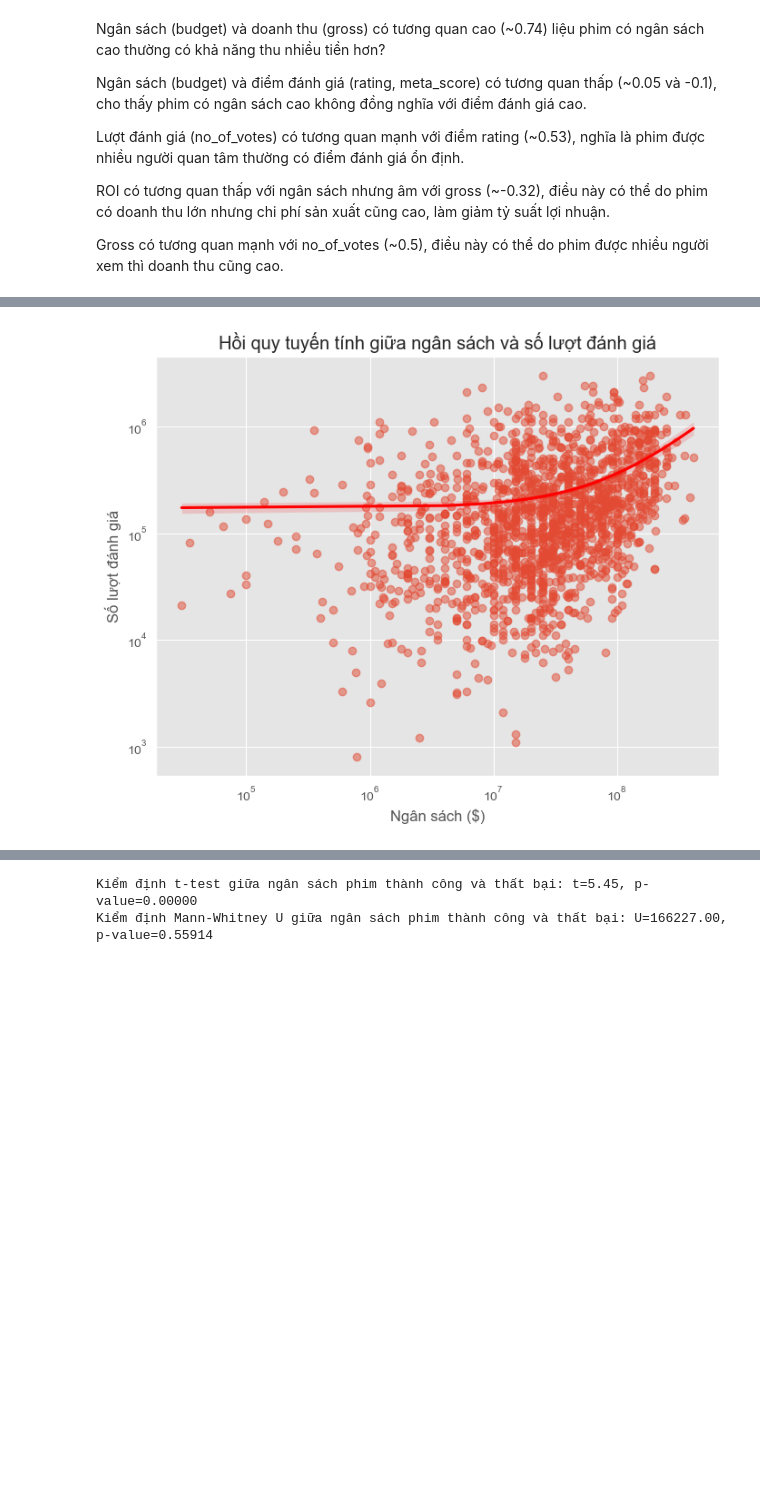
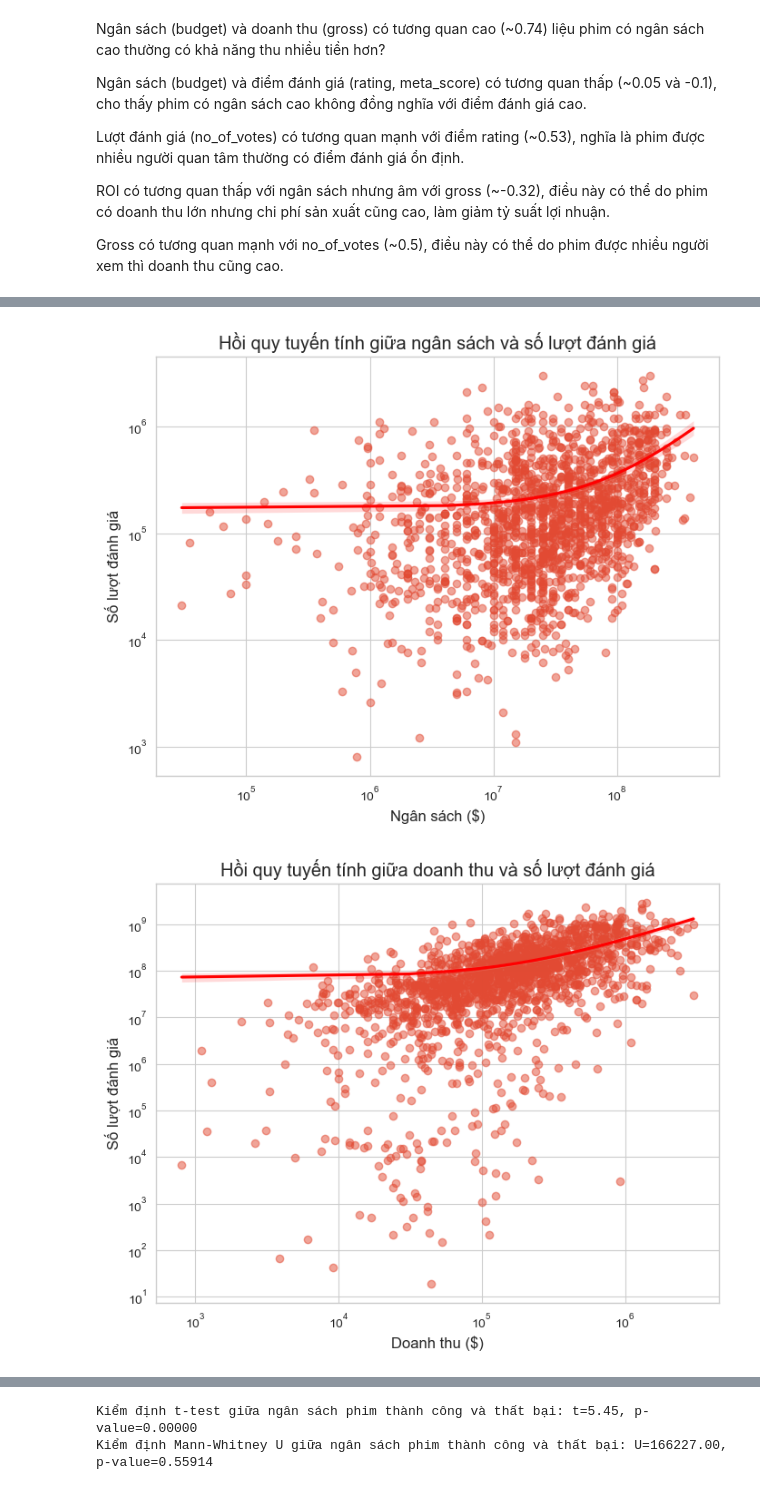
Before and after one commit to phuocnguyen2412/movie-analyst, a Jupyter notebook: budget_revenue_analyst.ipynb, the cells around one changed output, grey strips where cells are left out. Cells and saved outputs as stored; diff of their text form; code cells hidden in the pictures; blank space fills up the shorter version.

```diff
--- a/budget_revenue_analyst.ipynb
+++ b/budget_revenue_analyst.ipynb
@@ -107,21 +107,37 @@ Gross có tương quan mạnh với no_of_votes (~0.5), điều này có thể d
 # %%
 
 def plot_scatter(df, x, y , title,x_label , y_label):
+    from sklearn.preprocessing import StandardScaler
+
+    # scaler = StandardScaler()
+    # df[[x, y]] = scaler.fit_transform(df[[x, y]])
     plt.figure(figsize=(8,6))
     sns.regplot(x=df[x], y=movie_df[y], scatter_kws={'alpha':0.5}, line_kws={'color':'red'})
+
     plt.xscale("log")
     plt.yscale("log")
     plt.xlabel(x_label)
     plt.ylabel(y_label)
     plt.title(title)
     plt.show()
 
 plot_scatter(movie_df, "budget", "gross", "Hồi quy tuyến tính giữa ngân sách và doanh thu", "Ngân sách ($)", "Doanh thu ($)")
 plot_scatter(movie_df, "budget", "rating", "Hồi quy tuyến tính giữa ngân sách và Rating", "Ngân sách ($)", "rating")
 plot_scatter(movie_df, "budget", "meta_score", "Hồi quy tuyến tính giữa ngân sách và Meta Score", "Ngân sách ($)", "Meta Score")
 plot_scatter(movie_df, "budget", "no_of_votes", "Hồi quy tuyến tính giữa ngân sách và số lượt đánh giá", "Ngân sách ($)", "Số lượt đánh giá")
+
+plot_scatter(movie_df, "no_of_votes", "gross", "Hồi quy tuyến tính giữa doanh thu và số lượt đánh giá", "Doanh thu ($)", "Số lượt đánh giá")
+
+plot_scatter(movie_df, "rating", "gross", "Hồi quy tuyến tính giữa doanh thu và rating", "Rating", "Doanh thu ($)")
+
+plot_scatter(movie_df, "meta_score", "gross", "Hồi quy tuyến tính giữa doanh thu và meta score", "Meta Score", "Doanh thu ($)")
+
+plot_scatter(movie_df, "rating", "no_of_votes", "Hồi quy tuyến tính giữa số lượt đánh giá và rating", "Rating", "Số lượt đánh giá")
+plot_scatter(movie_df, "meta_score", "no_of_votes", "Hồi quy tuyến tính giữa số lượt đánh giá và meta score", "Meta Score", "Số lượt đánh giá")
+plot_scatter(movie_df, "rating", "meta_score", "Hồi quy tuyến tính giữa rating và meta score", "Rating", "Meta Score")
 # %% [output]
 [figure]
 [figure]
 [figure]
 [figure]
+[figure, added]
```
Also changed, not shown: parts of 2 cells of this notebook, 7 other files.
